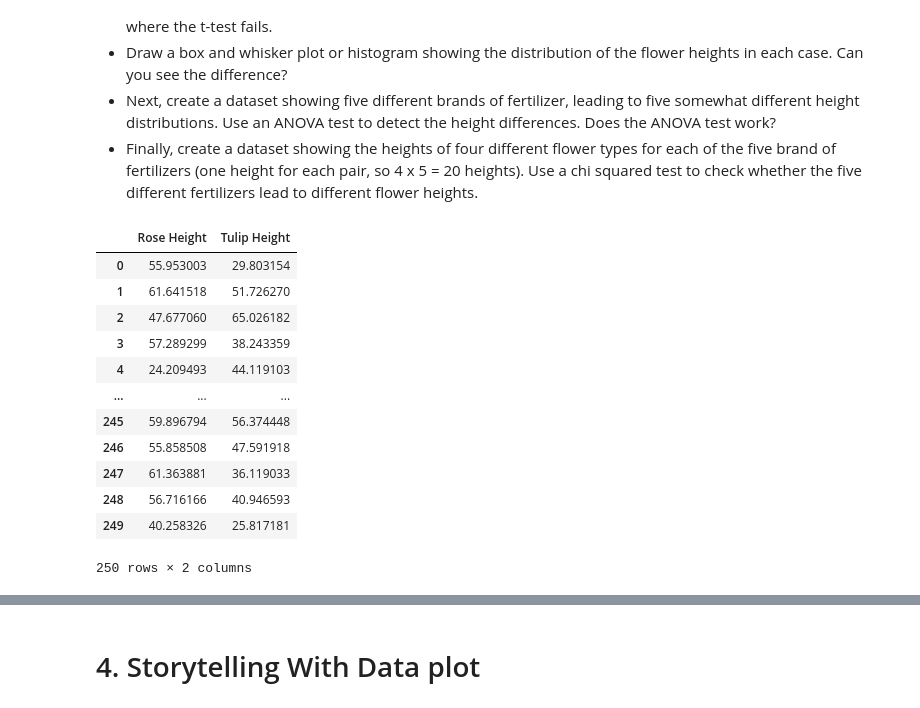
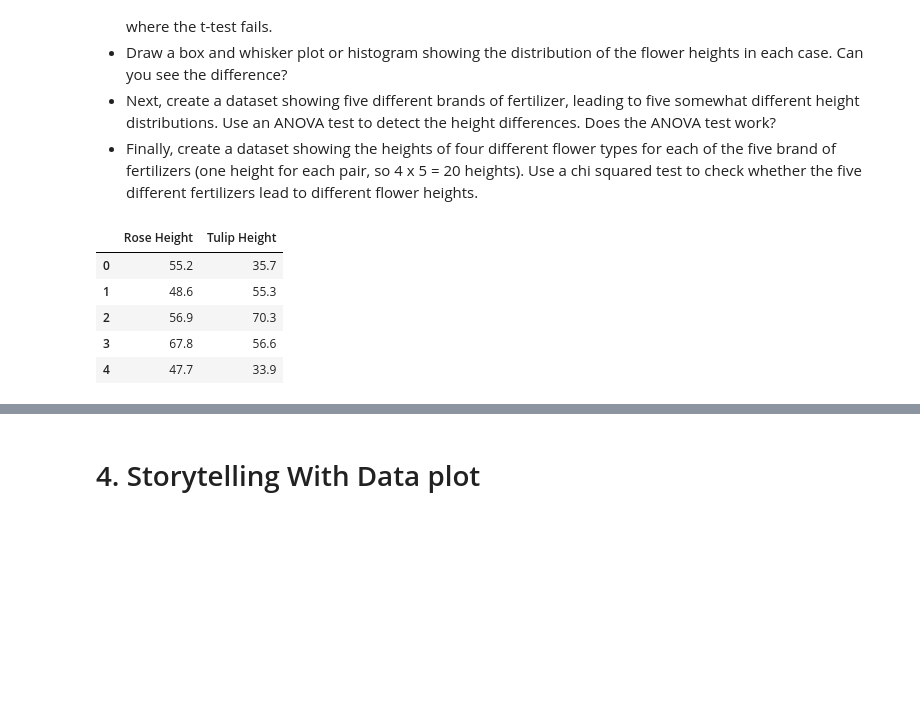
Before and after one commit to chenmichael2/MOD-B-O2, a Jupyter notebook: Week13.ipynb, the cells around one changed output, grey strips where cells are left out. Drawn from its saved outputs; the diff is of its cells as text; code cells hidden in the pictures; blank space fills up the shorter version.

```diff
--- a/Week13.ipynb
+++ b/Week13.ipynb
@@ -170,25 +170,21 @@ ax.set_facecolor((1, 1, 1))
 * Finally, create a dataset showing the heights of four different flower types for each of the five brand of fertilizers (one height for each pair, so 4 x 5 = 20 heights).  Use a chi squared test to check whether the five different fertilizers lead to different flower heights.
 # %%
 import pandas as pd
-rose = np.random.normal(loc=50, scale=10, size=250)
-tulip = np.random.normal(loc=46, scale=10, size=250)
+np.random.seed(42)
+
+rose = np.random.lognormal(mean=np.log(50), sigma=0.2, size=250)
+tulip = np.random.lognormal(mean=np.log(46), sigma=0.2, size=250)
+
 df = pd.DataFrame({
-    "Rose Height": rose,
-    "Tulip Height": tulip
+    "Rose Height": rose.round(1),
+    "Tulip Height": tulip.round(1)
 })
 
-df
+df.head()
 # %% [output]
 |  | Rose Height | Tulip Height |
-| 0 | 55.953003 | 29.803154 |
-| 1 | 61.641518 | 51.726270 |
-| 2 | 47.677060 | 65.026182 |
-| 3 | 57.289299 | 38.243359 |
-| 4 | 24.209493 | 44.119103 |
-| ... | ... | ... |
-| 245 | 59.896794 | 56.374448 |
-| 246 | 55.858508 | 47.591918 |
-| 247 | 61.363881 | 36.119033 |
-| 248 | 56.716166 | 40.946593 |
-| 249 | 40.258326 | 25.817181 |
+| 0 | 55.2 | 35.7 |
+| 1 | 48.6 | 55.3 |
+| 2 | 56.9 | 70.3 |
+| 3 | 67.8 | 56.6 |
+| 4 | 47.7 | 33.9 |
-250 rows × 2 columns
```
Also changed, not shown: parts of 12 cells of this notebook.
